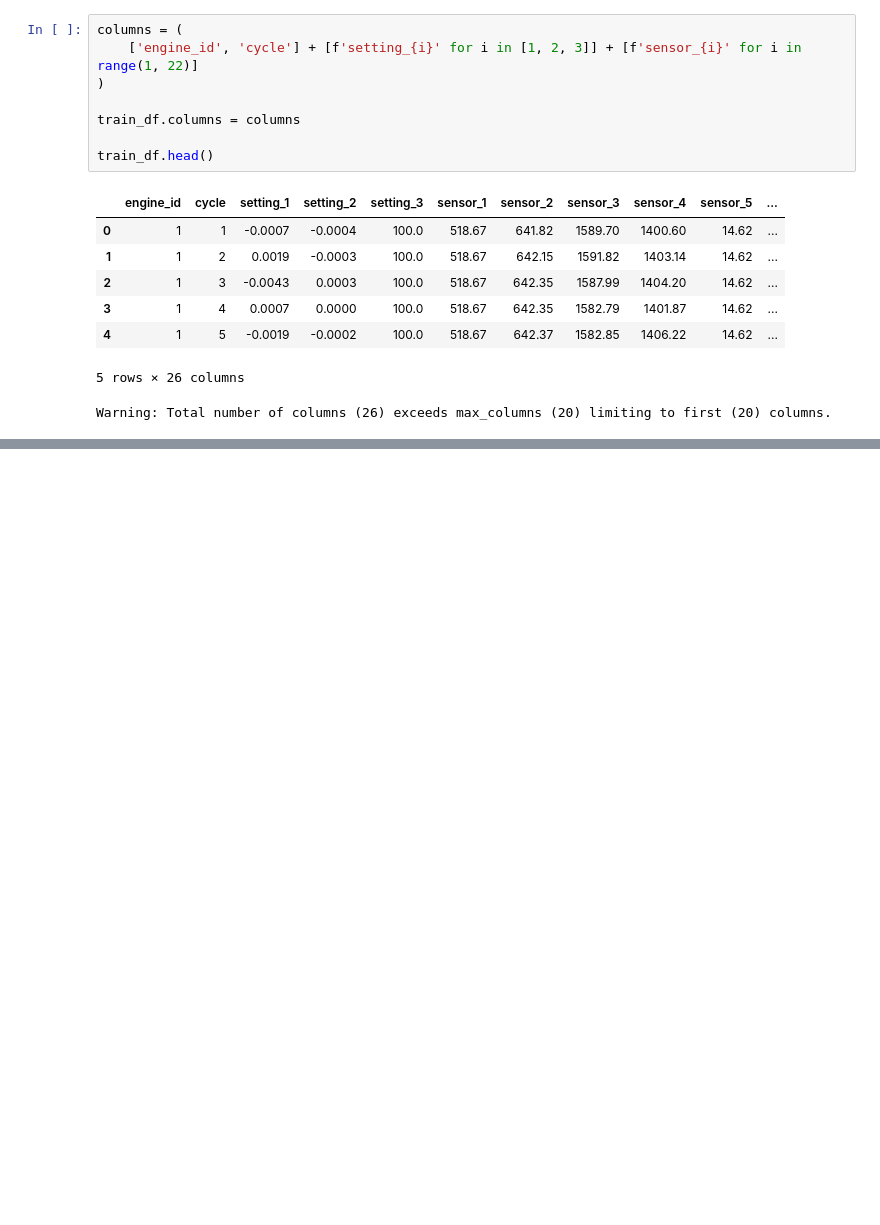
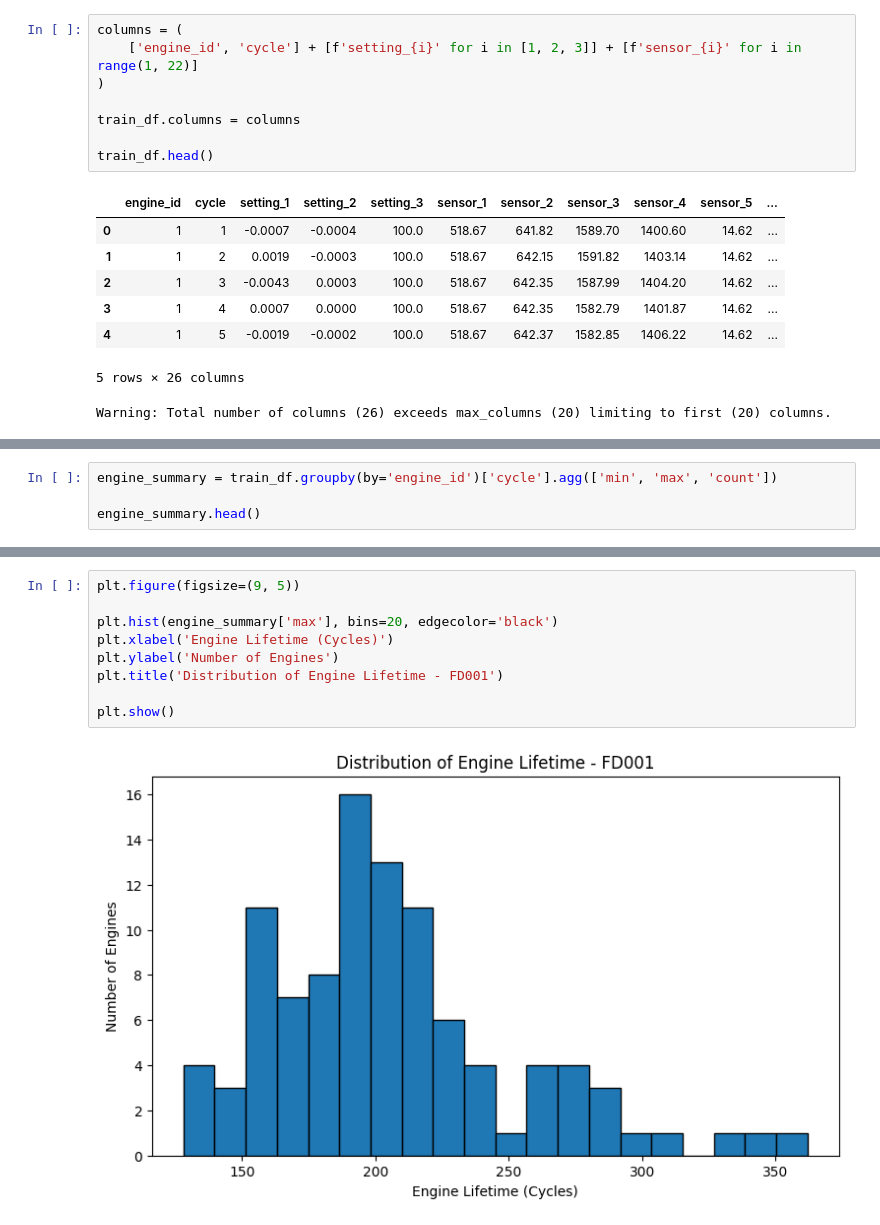
Before and after one commit to Chen-M-22/EngineRUL, a Jupyter notebook: notebooks/01_data_exploration.ipynb, the cells around one changed output, grey strips where cells are left out. Saved outputs shown, nothing was run; the diff lists cells and outputs as text; blank space fills up the shorter version.

Commit message:
Analyzing Data Quality and the Distribution of Engine Lifetime

```diff
--- a/notebooks/01_data_exploration.ipynb
+++ b/notebooks/01_data_exploration.ipynb
@@ -65,0 +144,4 @@ Warning: Total number of columns (26) exceeds max_columns (20) limiting to first
+# %%
+engine_summary = train_df.groupby(by='engine_id')['cycle'].agg(['min', 'max', 'count'])
+
+engine_summary.head()
@@ -65,0 +175,11 @@ Warning: Total number of columns (26) exceeds max_columns (20) limiting to first
+# %%
+plt.figure(figsize=(9, 5))
+
+plt.hist(engine_summary['max'], bins=20, edgecolor='black')
+plt.xlabel('Engine Lifetime (Cycles)')
+plt.ylabel('Number of Engines')
+plt.title('Distribution of Engine Lifetime - FD001')
+
+plt.show()
+# %% [output]
+[figure, added]
```
Also changed, not shown: parts of 10 cells of this notebook.
